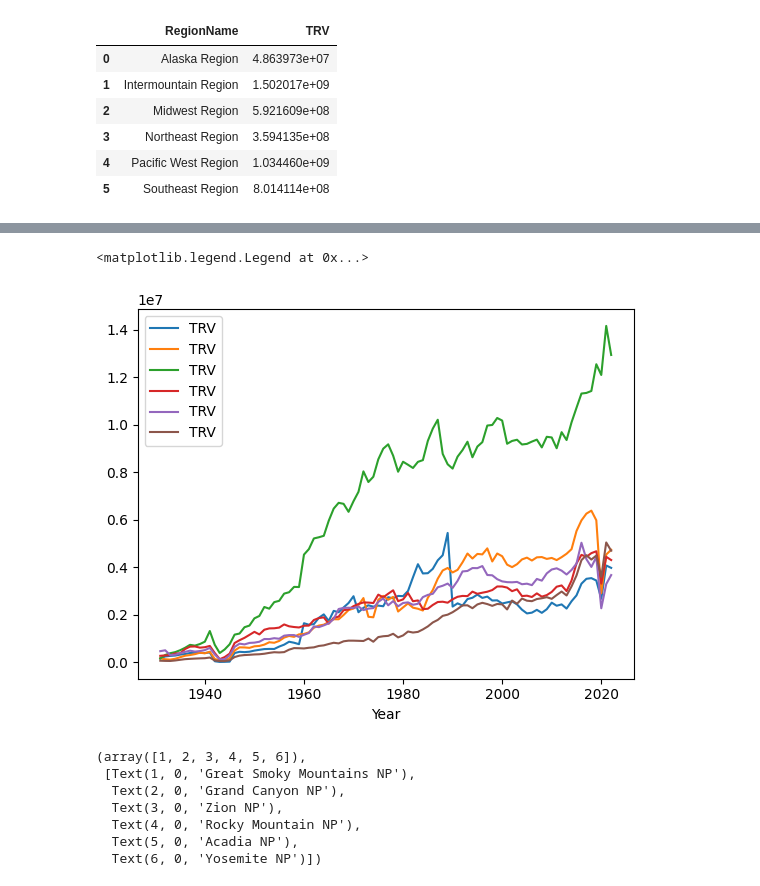
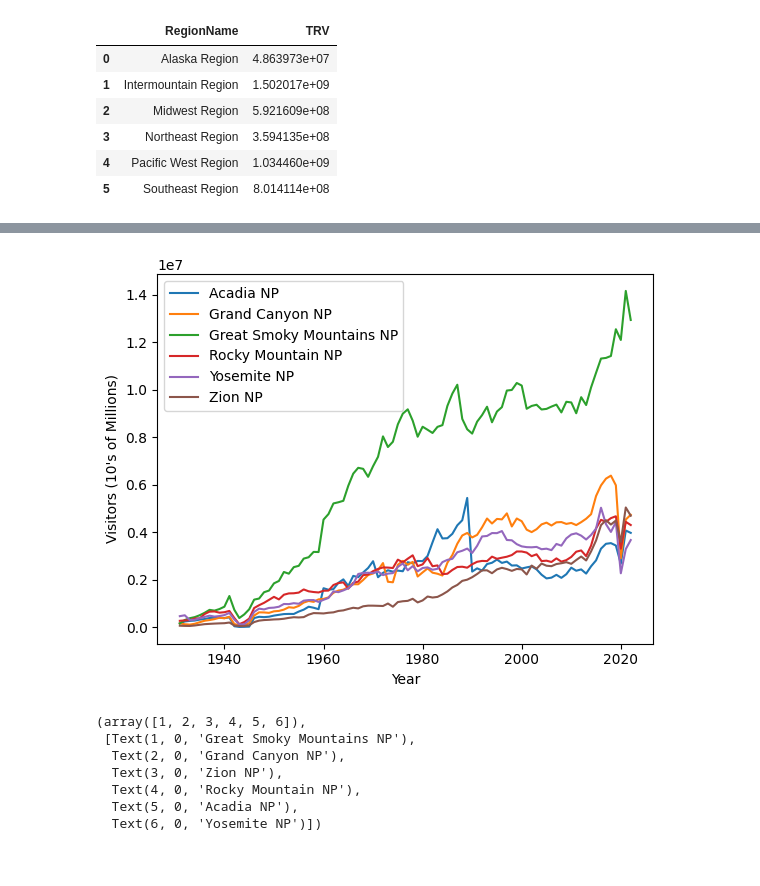
Before and after one commit to andymatsuura/NPS-Analysis, a Jupyter notebook: andy-dataclean_yosemite.ipynb, the cells around one changed output, grey strips where cells are left out. Saved outputs shown, nothing was run; the diff lists cells and outputs as text; code cells hidden in the pictures.

```diff
--- a/andy-dataclean_yosemite.ipynb
+++ b/andy-dataclean_yosemite.ipynb
@@ -358,10 +353,12 @@ fig,ax=plt.subplots()
-# %%
-fig,ax=plt.subplots()
-top_parks_equal.groupby("ParkName").plot(x="Year", y="TRV", ax=ax)
-plt.legend()
-# %% [output]
-<matplotlib.legend.Legend at 0x...>
-[figure, removed]
+# %%
+fig,ax=plt.subplots()
+names = ["Acadia NP", "Grand Canyon NP", "Great Smoky Mountains NP", "Rocky Mountain NP", "Yosemite NP", "Zion NP"]
+for name in names:
+    top_parks_equal[top_parks_equal["ParkName"] == name].plot(x="Year", y="TRV", ax=ax, label=name)
+plt.ylabel("Visitors (10's of Millions)")
+plt.savefig("output/top_parks.png")
+# %% [output]
+[figure, added]
 # %%
 park_names = top_parks_equal["ParkName"].unique()
 data_by_park = [top_parks_equal[top_parks_equal["ParkName"] == park]["TRV"].values for park in park_names]
```
Also changed, not shown: parts of 10 cells of this notebook, 6 other files.
